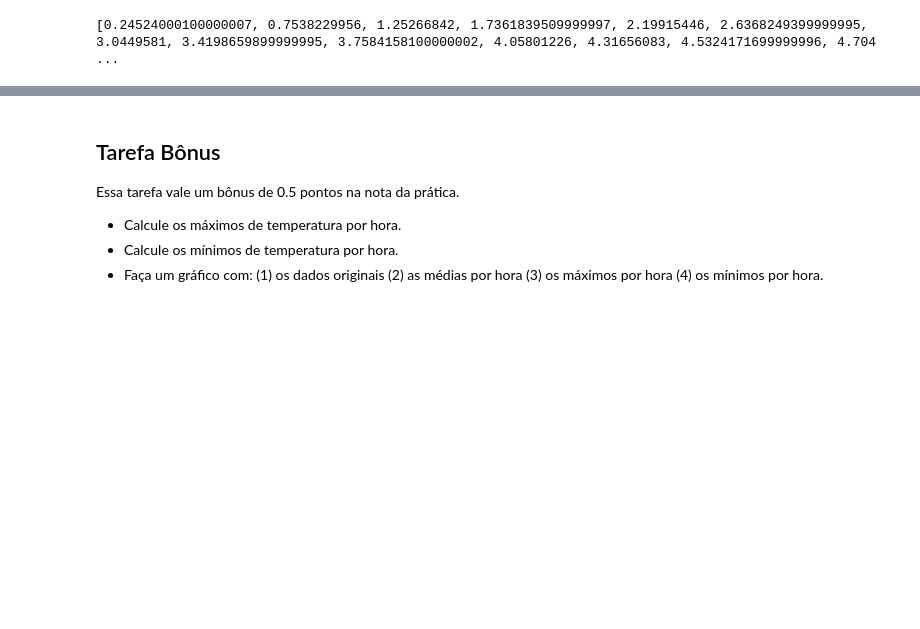
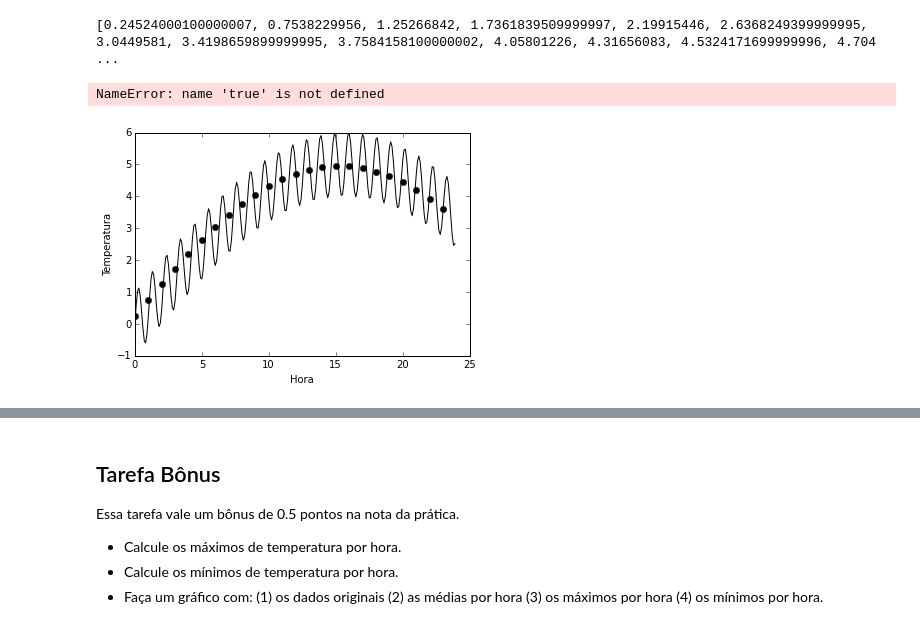
Before and after one commit to mat-esp-2015/python-intro-2-r-d-l, a Jupyter notebook: tarefa-intro-python-2.ipynb, the cells around one changed output, grey strips where cells are left out. Drawn from its saved outputs; the diff is of its cells as text; code cells hidden in the pictures; blank space fills up the shorter version.

Commit message:
ComGerar grÃafico da tarefa-4, erro no aparecimento das legendas

```diff
--- a/tarefa-intro-python-2.ipynb
+++ b/tarefa-intro-python-2.ipynb
@@ -297,6 +297,19 @@ for N in range(10,250,10):
 print(hora_media)
 # %% [output]
 [0.24524000100000007, 0.7538229956, 1.25266842, 1.7361839509999997, 2.19915446, 2.6368249399999995, 3.0449581, 3.4198659899999995, 3.7584158100000002, 4.05801226, 4.31656083, 4.5324171699999996, 4.704 ...
+# %%
+%matplotlib inline
+import matplotlib.pyplot as plt
+horas_por_dia = [0,1,2,3,4,5,6,7,8,9,10,11,12,13,14,15,16,17,18,19,20,21,22,23]
+plt.figure()
+plt.plot(tempos,dados,"-k", label = "dados")
+plt.xlabel("Hora")
+plt.ylabel("Temperatura")
+plt.plot(horas_por_dia, hora_media, "ok", label = "Média por hora")
+legend = plt.legend(loc = 'lowor right', shadow = true, fontsizer = 'x_large')
+# %% [output]
+NameError: name 'true' is not defined
+[figure, added]
 # %% [markdown]
 ### Resultado esperado
 
```
